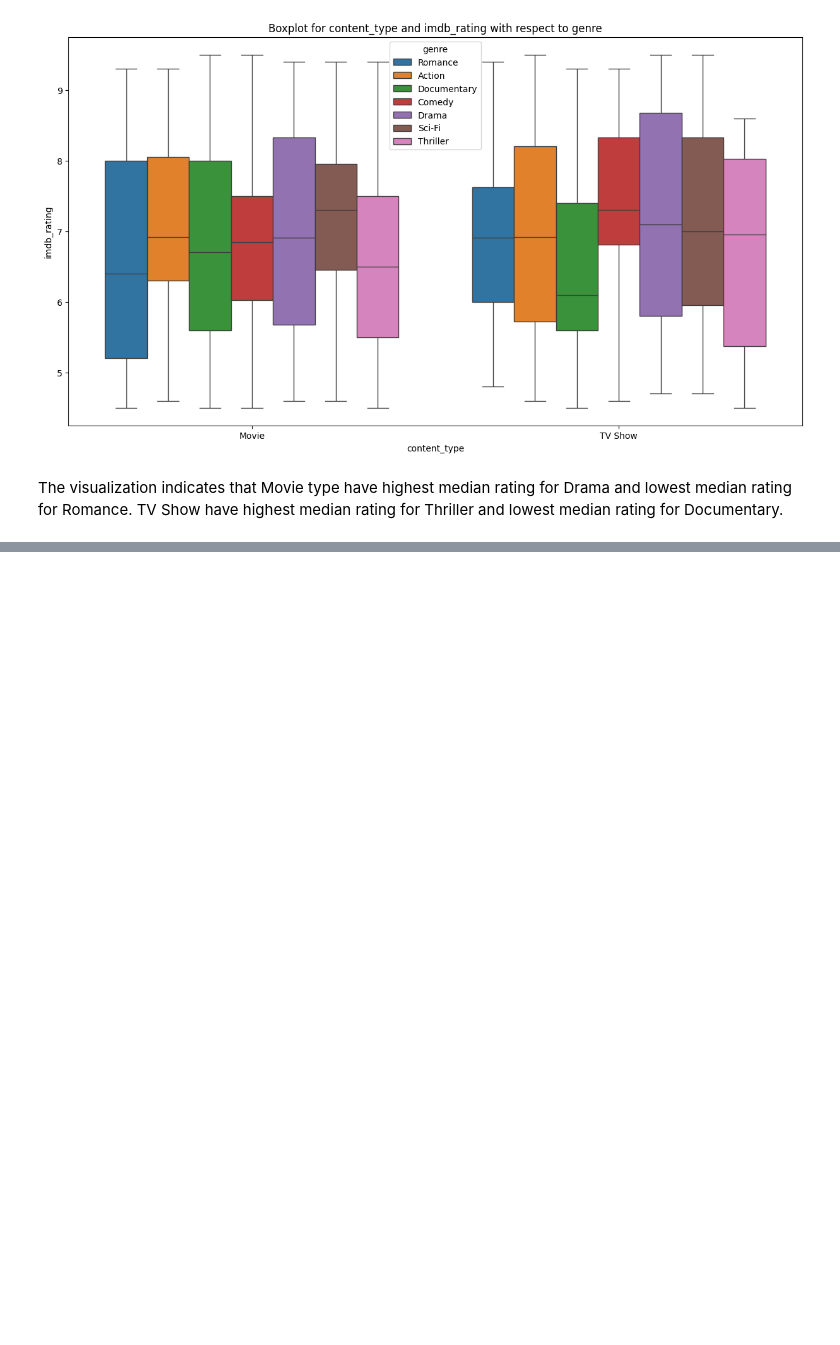
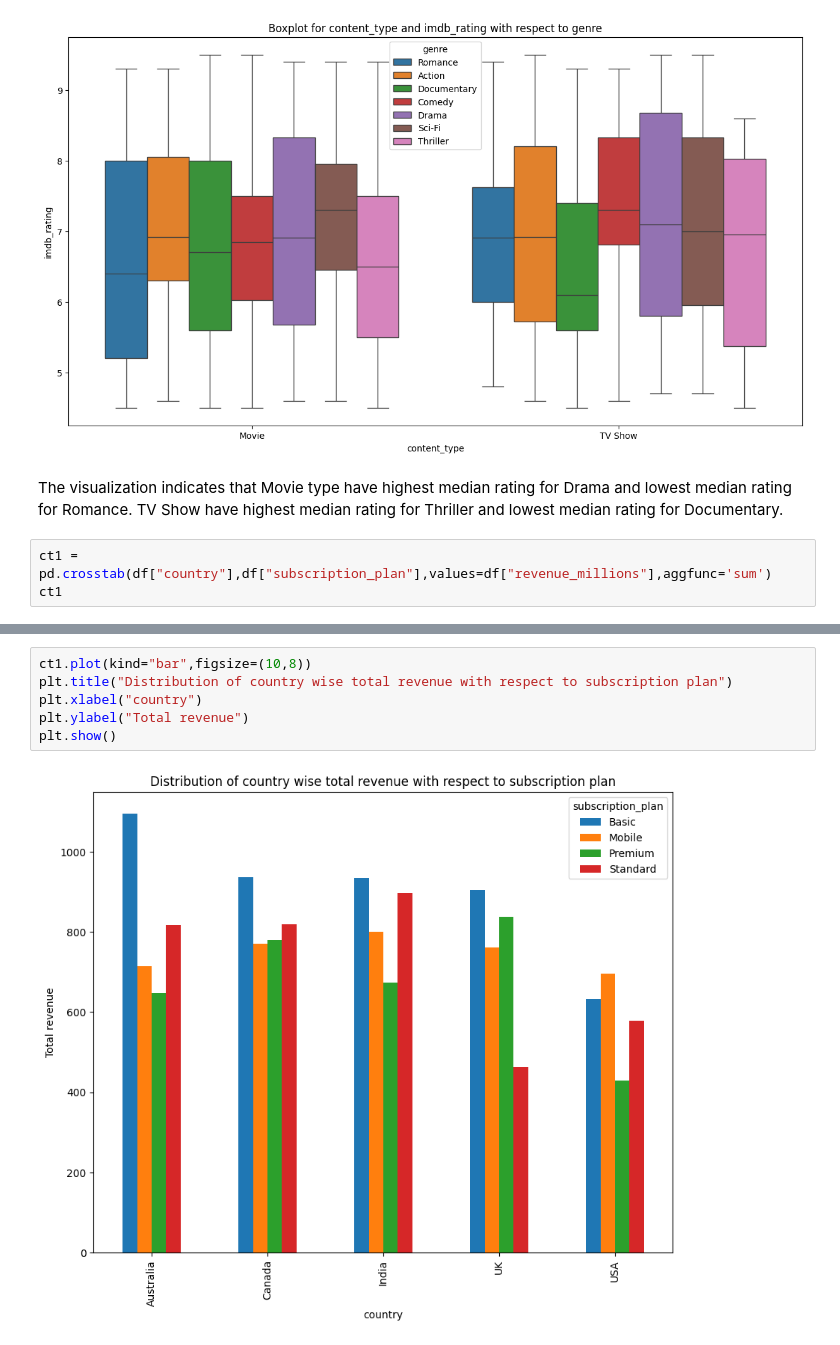
Before and after one commit to anuja-2904/Amazon_Prime_Video_Data, a Jupyter notebook: Amazon_Prime_Video_Data.ipynb, the cells around one changed output, grey strips where cells are left out. Cells and saved outputs as stored; diff of their text form; blank space fills up the shorter version.

```diff
--- a/Amazon_Prime_Video_Data.ipynb
+++ b/Amazon_Prime_Video_Data.ipynb
@@ -1342,3 +1342,6 @@ plt.show()
 # %% [markdown]
 The visualization indicates that Movie type have highest median rating for Drama and lowest median rating for Romance.
 TV Show have highest median rating for Thriller and lowest median rating for Documentary.
+# %%
+ct1 = pd.crosstab(df["country"],df["subscription_plan"],values=df["revenue_millions"],aggfunc='sum')
+ct1
@@ -1344,0 +1356,8 @@ TV Show have highest median rating for Thriller and lowest median rating for Doc
+# %%
+ct1.plot(kind="bar",figsize=(10,8))
+plt.title("Distribution of country wise total revenue with respect to subscription plan")
+plt.xlabel("country")
+plt.ylabel("Total revenue")
+plt.show()
+# %% [output]
+[figure, added]
```
Also changed, not shown: parts of 5 cells of this notebook.
